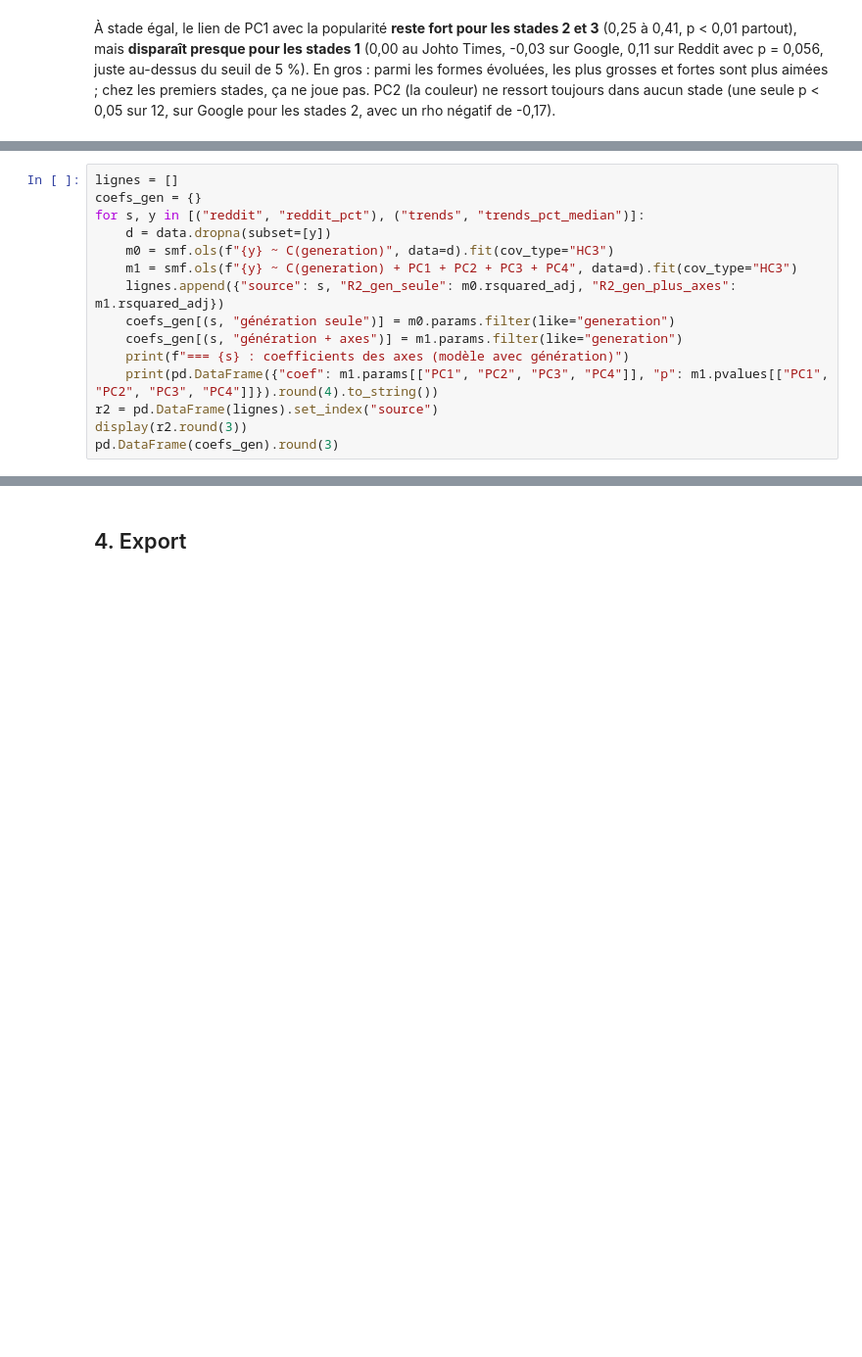
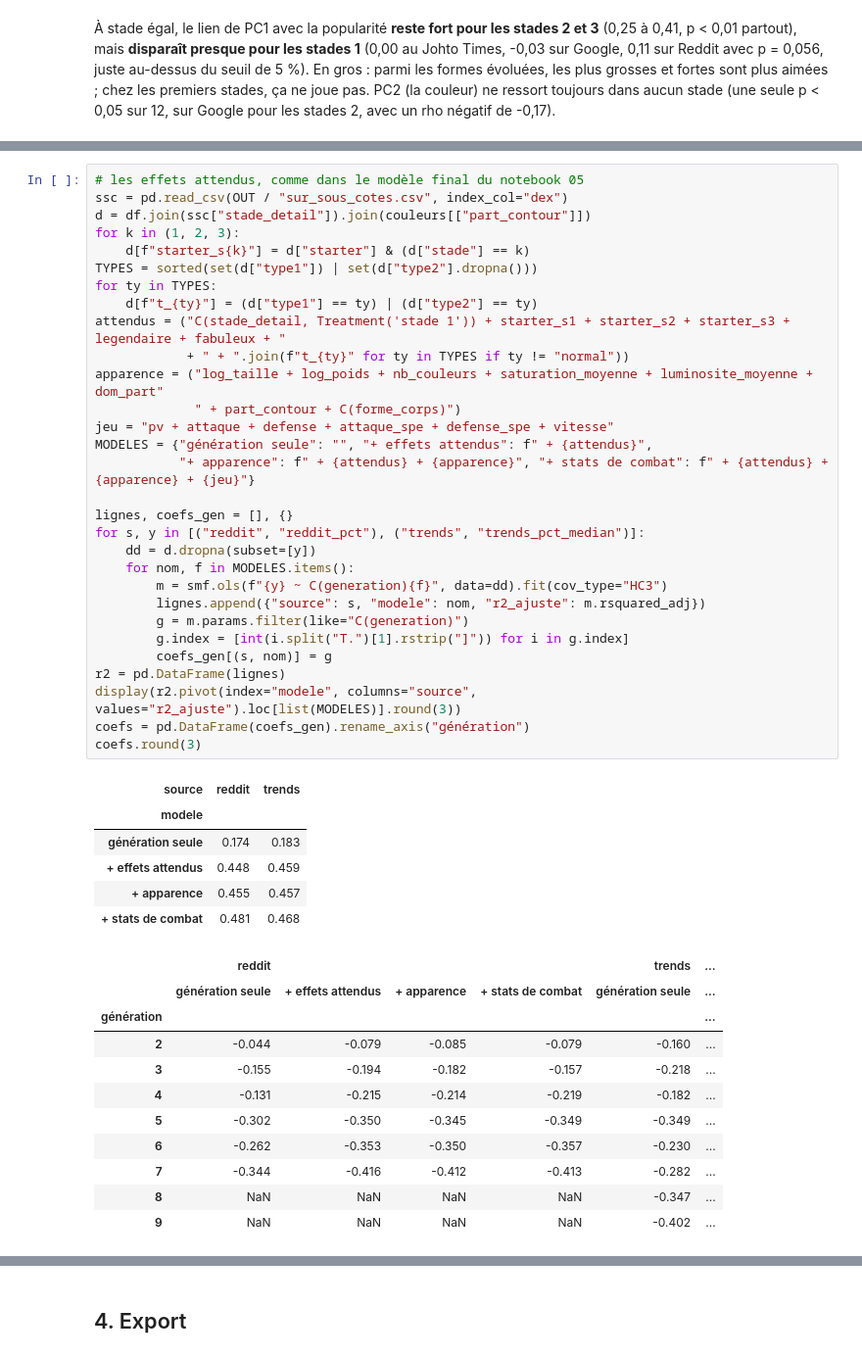
Before and after one commit to Kez0X/projet_pokemon, a Jupyter notebook: notebooks/06_conception.ipynb, the cells around one changed output, grey strips where cells are left out. Shown at 98% size. Cells and saved outputs as stored; diff of their text form; blank space fills up the shorter version.

```diff
--- a/notebooks/06_conception.ipynb
+++ b/notebooks/06_conception.ipynb
@@ -460,15 +459,0 @@ Ensuite, une **régression** popularité ~ génération + axes. Ici il faut un p
-# %%
-lignes = []
-coefs_gen = {}
-for s, y in [("reddit", "reddit_pct"), ("trends", "trends_pct_median")]:
-    d = data.dropna(subset=[y])
-    m0 = smf.ols(f"{y} ~ C(generation)", data=d).fit(cov_type="HC3")
-    m1 = smf.ols(f"{y} ~ C(generation) + PC1 + PC2 + PC3 + PC4", data=d).fit(cov_type="HC3")
-    lignes.append({"source": s, "R2_gen_seule": m0.rsquared_adj, "R2_gen_plus_axes": m1.rsquared_adj})
-    coefs_gen[(s, "génération seule")] = m0.params.filter(like="generation")
-    coefs_gen[(s, "génération + axes")] = m1.params.filter(like="generation")
-    print(f"=== {s} : coefficients des axes (modèle avec génération)")
-    print(pd.DataFrame({"coef": m1.params[["PC1", "PC2", "PC3", "PC4"]], "p": m1.pvalues[["PC1", "PC2", "PC3", "PC4"]]}).round(4).to_string())
-r2 = pd.DataFrame(lignes).set_index("source")
-display(r2.round(3))
-pd.DataFrame(coefs_gen).round(3)
@@ -505,0 +474,48 @@ Par contre, **les coefficients des générations ne bougent presque pas** quand
+# %%
+# les effets attendus, comme dans le modèle final du notebook 05
+ssc = pd.read_csv(OUT / "sur_sous_cotes.csv", index_col="dex")
+d = df.join(ssc["stade_detail"]).join(couleurs[["part_contour"]])
+for k in (1, 2, 3):
+    d[f"starter_s{k}"] = d["starter"] & (d["stade"] == k)
+TYPES = sorted(set(d["type1"]) | set(d["type2"].dropna()))
+for ty in TYPES:
+    d[f"t_{ty}"] = (d["type1"] == ty) | (d["type2"] == ty)
+attendus = ("C(stade_detail, Treatment('stade 1')) + starter_s1 + starter_s2 + starter_s3 + legendaire + fabuleux + "
+            + " + ".join(f"t_{ty}" for ty in TYPES if ty != "normal"))
+apparence = ("log_taille + log_poids + nb_couleurs + saturation_moyenne + luminosite_moyenne + dom_part"
+             " + part_contour + C(forme_corps)")
+jeu = "pv + attaque + defense + attaque_spe + defense_spe + vitesse"
+MODELES = {"génération seule": "", "+ effets attendus": f" + {attendus}",
+           "+ apparence": f" + {attendus} + {apparence}", "+ stats de combat": f" + {attendus} + {apparence} + {jeu}"}
+
+lignes, coefs_gen = [], {}
+for s, y in [("reddit", "reddit_pct"), ("trends", "trends_pct_median")]:
+    dd = d.dropna(subset=[y])
+    for nom, f in MODELES.items():
+        m = smf.ols(f"{y} ~ C(generation){f}", data=dd).fit(cov_type="HC3")
+        lignes.append({"source": s, "modele": nom, "r2_ajuste": m.rsquared_adj})
+        g = m.params.filter(like="C(generation)")
+        g.index = [int(i.split("T.")[1].rstrip("]")) for i in g.index]
+        coefs_gen[(s, nom)] = g
+r2 = pd.DataFrame(lignes)
+display(r2.pivot(index="modele", columns="source", values="r2_ajuste").loc[list(MODELES)].round(3))
+coefs = pd.DataFrame(coefs_gen).rename_axis("génération")
+coefs.round(3)
+# %% [output]
+| source | reddit | trends |
+| modele |  |  |
+| génération seule | 0.174 | 0.183 |
+| + effets attendus | 0.448 | 0.459 |
+| + apparence | 0.455 | 0.457 |
+| + stats de combat | 0.481 | 0.468 |
+|  | reddit |  |  |  | trends | ... |
+|  | génération seule | + effets attendus | + apparence | + stats de combat | génération seule | ... |
+| génération |  |  |  |  |  | ... |
+| 2 | -0.044 | -0.079 | -0.085 | -0.079 | -0.160 | ... |
+| 3 | -0.155 | -0.194 | -0.182 | -0.157 | -0.218 | ... |
+| 4 | -0.131 | -0.215 | -0.214 | -0.219 | -0.182 | ... |
+| 5 | -0.302 | -0.350 | -0.345 | -0.349 | -0.349 | ... |
+| 6 | -0.262 | -0.353 | -0.350 | -0.357 | -0.230 | ... |
+| 7 | -0.344 | -0.416 | -0.412 | -0.413 | -0.282 | ... |
+| 8 | NaN | NaN | NaN | NaN | -0.347 | ... |
+| 9 | NaN | NaN | NaN | NaN | -0.402 | ... |
```
Also changed, not shown: parts of 16 cells of this notebook.
